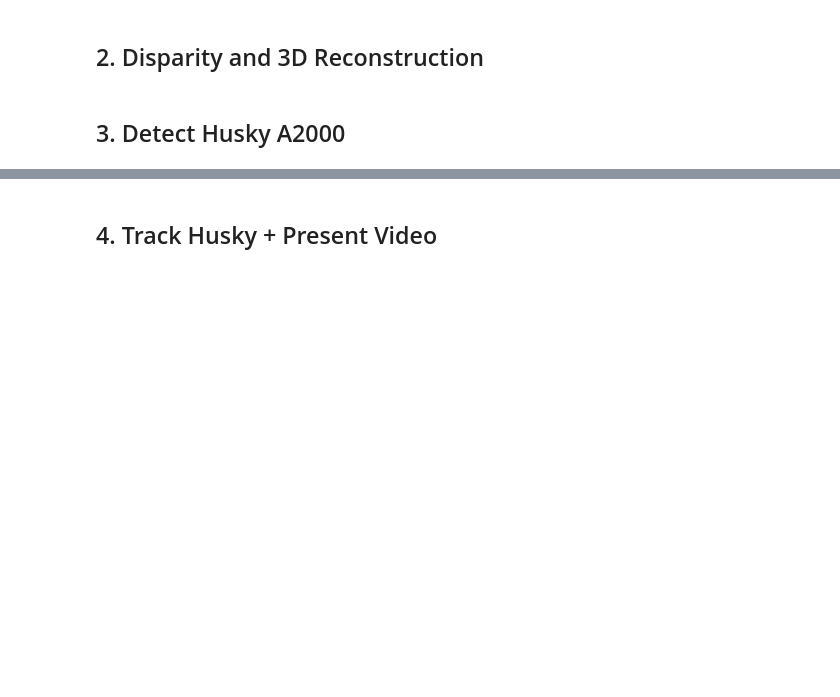
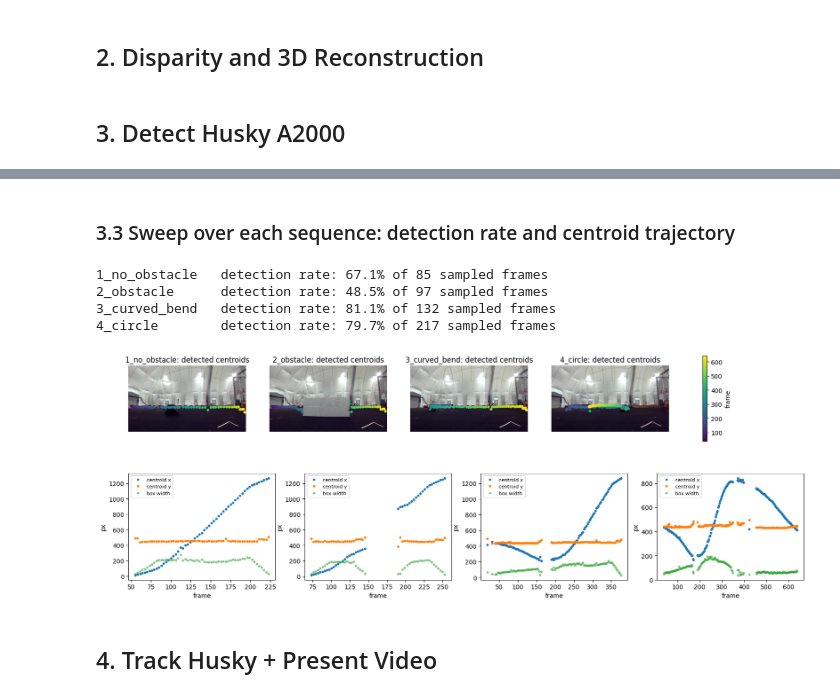
Before and after one commit to holden-langenhagen/PerceptionRobotTracker, a Jupyter notebook: PerceptionRobotTracker.ipynb, the cells around one changed output, grey strips where cells are left out. Drawn from its saved outputs; the diff is of its cells as text; code cells hidden in the pictures; blank space fills up the shorter version.

```diff
--- a/PerceptionRobotTracker.ipynb
+++ b/PerceptionRobotTracker.ipynb
@@ -46,2 +173,42 @@ for s in SEQUENCES:
+# %% [markdown]
+### 3.3 Sweep over each sequence: detection rate and centroid trajectory
+# %%
+# --- Sweep: run the flow detector over each sequence and plot detections ---
+STRIDE = 3   # test every 3rd frame to keep runtime short (flow is still between consecutive frames)
+
+results = {}
+for seq in SEQUENCES[1:]:
+    left, _ = stereo_frames(seq)
+    dets = []
+    for i in range(1, len(left), STRIDE):
+        best, _ = detect_robot_flow(load_gray(left[i - 1]), load_gray(left[i]))
+        dets.append((i, *(best[:4] if best else (np.nan,) * 4)))
+    results[seq] = np.array(dets, dtype=float)
+    rate = np.mean(~np.isnan(results[seq][:, 1]))
+    print(f"{seq:15s} detection rate: {rate:5.1%} of {len(dets)} sampled frames")
+
+fig, axes = plt.subplots(2, len(results), figsize=(5 * len(results), 7))
+for k, (seq, d) in enumerate(results.items()):
+    left, _ = stereo_frames(seq)
+    cx, cy = d[:, 1] + d[:, 3] / 2, d[:, 2] + d[:, 4] / 2
+    bg = cv2.cvtColor(cv2.imread(str(left[len(left) // 2])), cv2.COLOR_BGR2RGB)
+    axes[0, k].imshow(bg)
+    sc = axes[0, k].scatter(cx, cy, c=d[:, 0], cmap="viridis", s=12)
+    axes[0, k].set_title(f"{seq}: detected centroids")
+    axes[0, k].axis("off")
+    axes[1, k].plot(d[:, 0], cx, ".", label="centroid x")
+    axes[1, k].plot(d[:, 0], cy, ".", label="centroid y")
+    axes[1, k].plot(d[:, 0], d[:, 3], ".", alpha=0.5, label="box width")
+    axes[1, k].set_xlabel("frame")
+    axes[1, k].set_ylabel("px")
+    axes[1, k].legend(fontsize=8)
+fig.colorbar(sc, ax=axes[0, :].tolist(), label="frame", shrink=0.8)
+plt.show()
+# %% [output]
+1_no_obstacle   detection rate: 67.1% of 85 sampled frames
+2_obstacle      detection rate: 48.5% of 97 sampled frames
+3_curved_bend   detection rate: 81.1% of 132 sampled frames
+4_circle        detection rate: 79.7% of 217 sampled frames
+[figure, added]
 # %% [markdown]
 ## 4. Track Husky + Present Video
```
Also changed, not shown: parts of 5 cells of this notebook.
